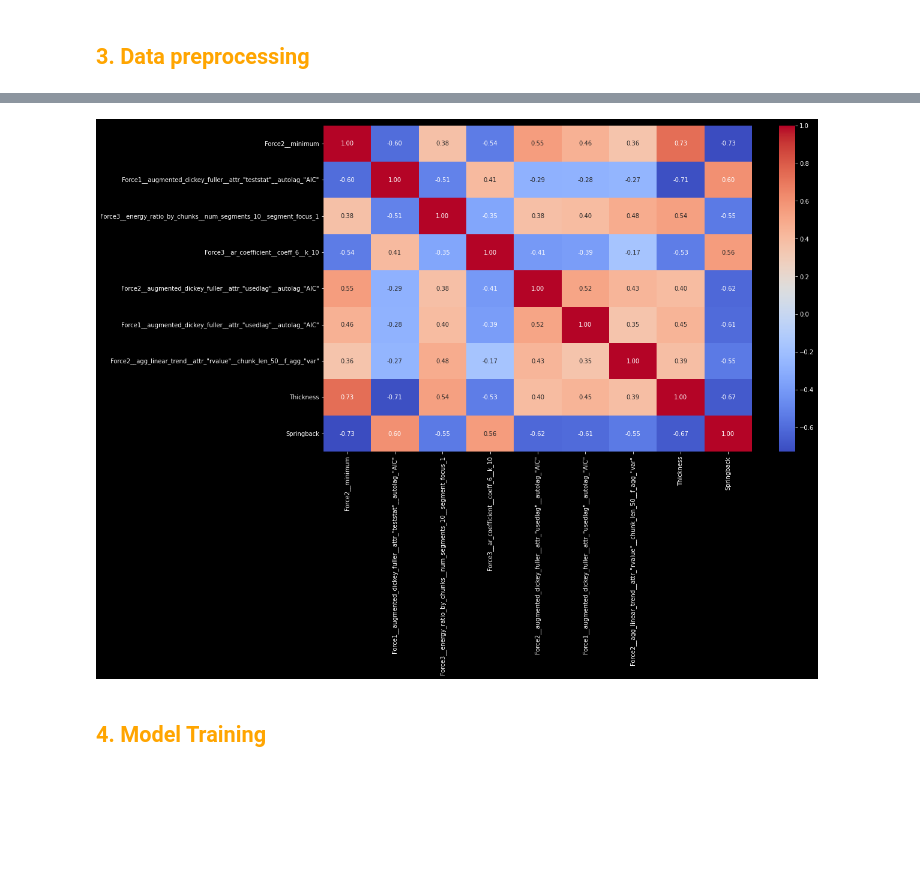
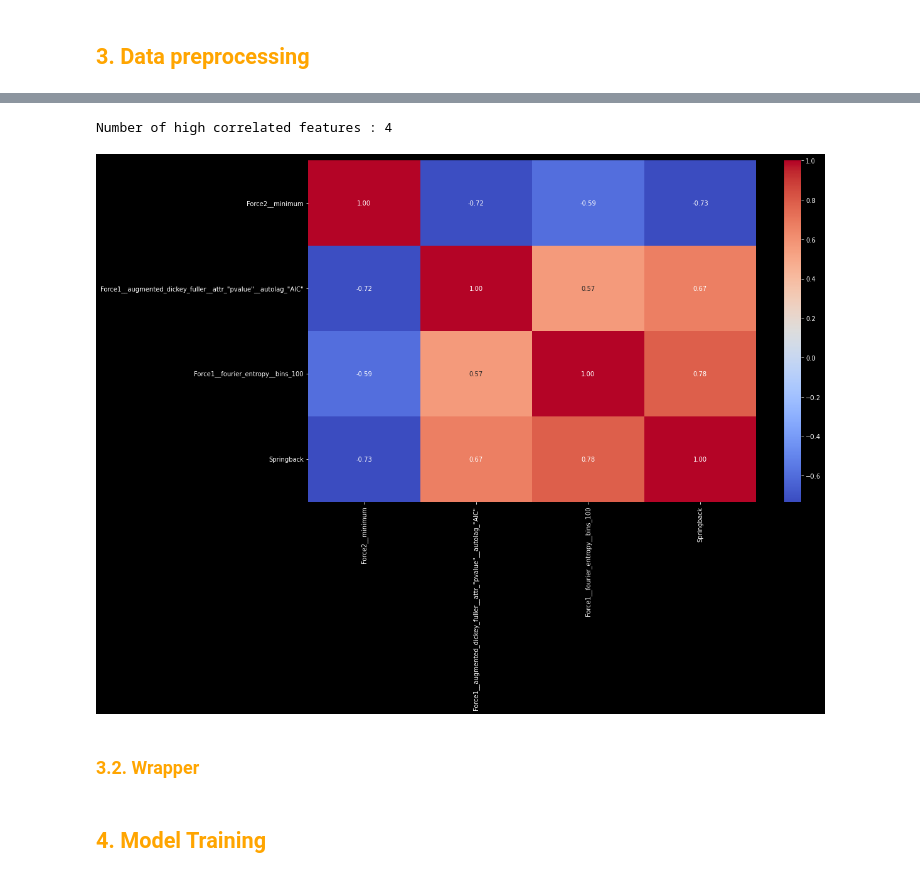
Before and after one commit to raresbb/Tutorium_Biegewinkel, a Jupyter notebook: biegewinkel_model.ipynb, the cells around one changed output, grey strips where cells are left out. Cells and saved outputs as stored; diff of their text form; code cells hidden in the pictures; blank space fills up the shorter version.

```diff
--- a/biegewinkel_model.ipynb
+++ b/biegewinkel_model.ipynb
@@ -218,7 +456,7 @@ training_features_tsfresh = pd.read_csv('training_features_tsfresh.csv')
 print("Number of selected features from tsfresh : " + str(training_features_tsfresh.shape[1]))
 corr_matrix = training_features_tsfresh.corr().abs()
 upper = corr_matrix.where(np.triu(np.ones(corr_matrix.shape), k=1).astype(np.bool))
-to_drop = [column for column in upper.columns if any(upper[column] > 0.9)]
+to_drop = [column for column in upper.columns if any(upper[column] > THRESHOLD_REDUNDANCY)]
 training_features_tsfresh=training_features_tsfresh.drop(training_features_tsfresh[to_drop], axis=1)
 print("Number of selected features after removing redundant features : " + str(training_features_tsfresh.shape[1]))
 # %% [output]
@@ -238,8 +476,5 @@ plt.show()
-# %%
-# delete Springback column from training_features_tsfresh
-training_features_tsfresh.drop(columns=['Springback'], inplace=True)
-# join df_workpiece_training and training_features_tsfresh
-df_train = training_features_tsfresh.join(df_workpiece_training, how='inner')
+# %%
+df_train = training_features_tsfresh
 # %%
 df_train
 # %% [output]
@@ -284,6 +503,15 @@ df_train
+# %%
+corr_values=abs(df_train.corrwith(df_train["Springback"]))
+to_keep = [column for column in corr_values.index if corr_values[column] > 0.6]
+df_train_high=df_train[to_keep]
+print("Number of high correlated features : " + str(df_train_high.shape[1]))
+# %% [output]
+Number of high correlated features : 4
 # %%
 plt.figure(figsize = (16, 10))
-sns.heatmap(df_train.corr(), annot = True, cmap = "coolwarm", fmt = ".2f")
+sns.heatmap(df_train_high.corr(), annot = True, cmap = "coolwarm", fmt = ".2f")
 plt.show()
 # %% [output]
-[figure, old version]
+[figure, new version]
+# %% [markdown]
+### <font color=orange>  3.2. Wrapper </font>
```
Also changed, not shown: parts of 38 cells of this notebook.
